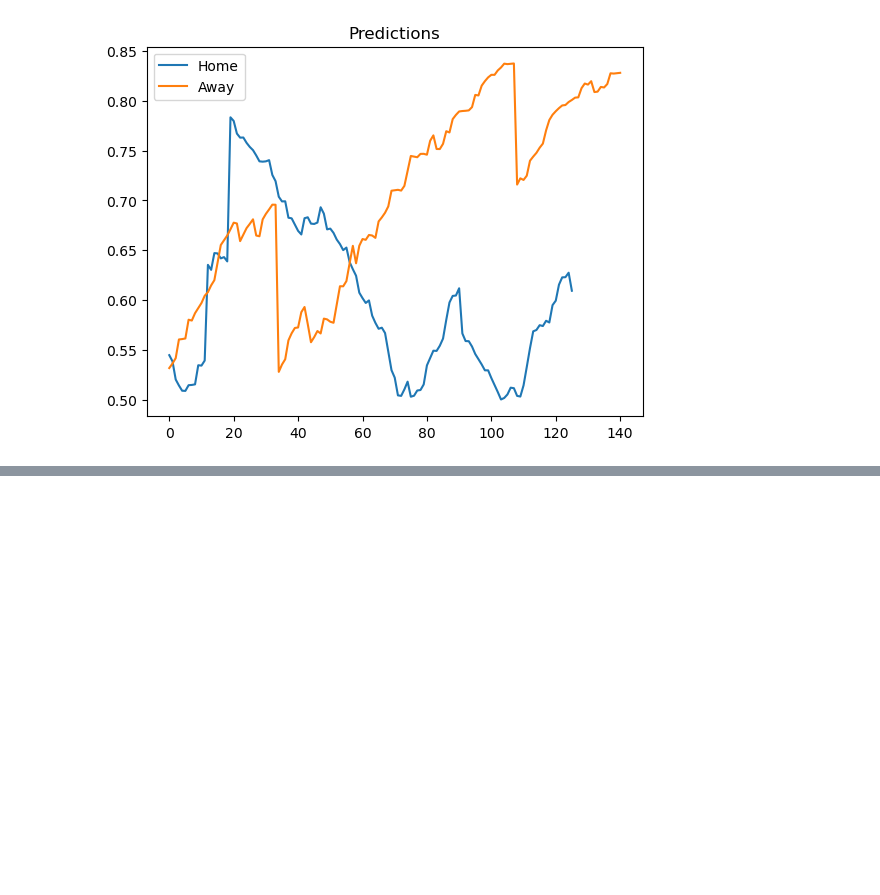
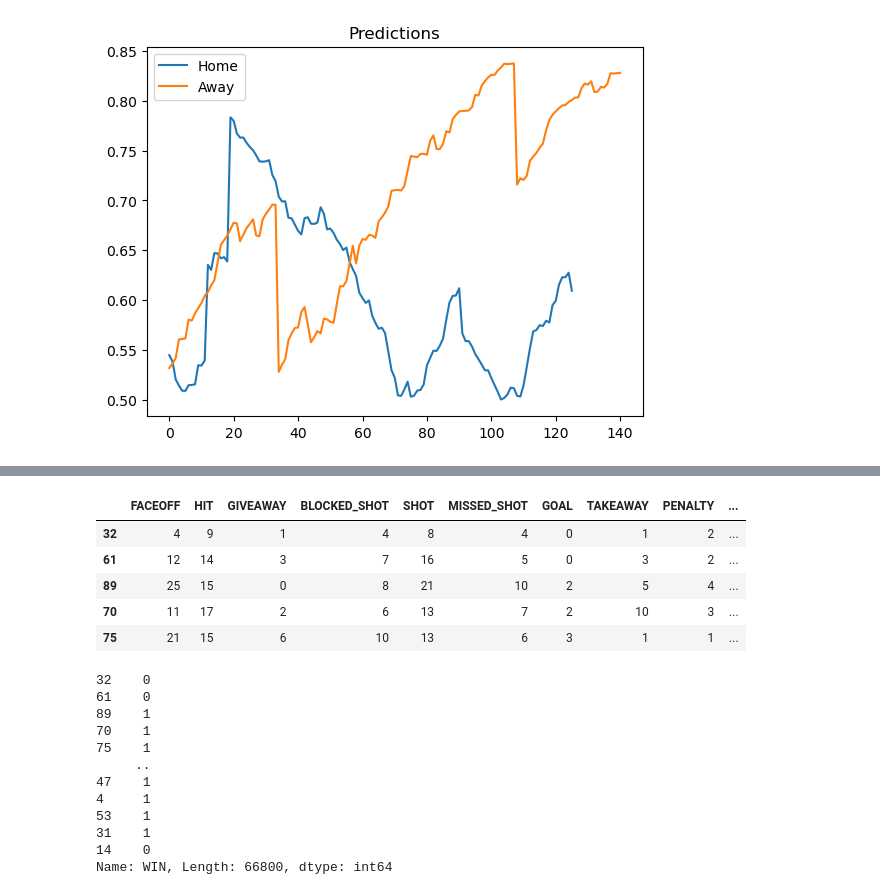
Before and after one commit to jeffxhansen/NHL_Win_Predictor, a Jupyter notebook: dylan.ipynb, the cells around one changed output, grey strips where cells are left out. Saved outputs shown, nothing was run; the diff lists cells and outputs as text; code cells hidden in the pictures; blank space fills up the shorter version.

```diff
--- a/dylan.ipynb
+++ b/dylan.ipynb
@@ -218,0 +286,23 @@ Text(0.5, 1.0, 'Predictions')
+# %%
+display(X_test.head())
+
+y_test
+# %% [output]
+|  | FACEOFF | HIT | GIVEAWAY | BLOCKED_SHOT | SHOT | MISSED_SHOT | GOAL | TAKEAWAY | PENALTY | ... |
+| 32 | 4 | 9 | 1 | 4 | 8 | 4 | 0 | 1 | 2 | ... |
+| 61 | 12 | 14 | 3 | 7 | 16 | 5 | 0 | 3 | 2 | ... |
+| 89 | 25 | 15 | 0 | 8 | 21 | 10 | 2 | 5 | 4 | ... |
+| 70 | 11 | 17 | 2 | 6 | 13 | 7 | 2 | 10 | 3 | ... |
+| 75 | 21 | 15 | 6 | 10 | 13 | 6 | 3 | 1 | 1 | ... |
+32    0
+61    0
+89    1
+70    1
+75    1
+     ..
+47    1
+4     1
+53    1
+31    1
+14    0
+Name: WIN, Length: 66800, dtype: int64
```
Also changed, not shown: parts of 6 cells of this notebook.
